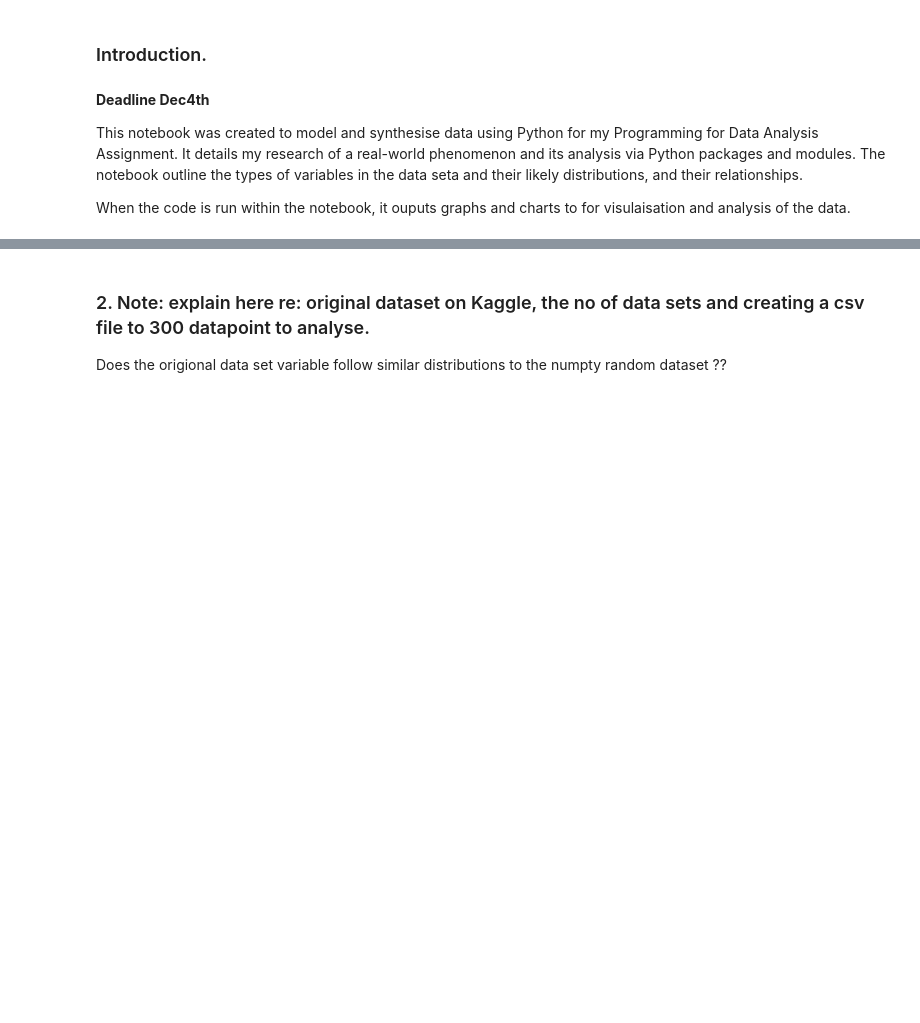
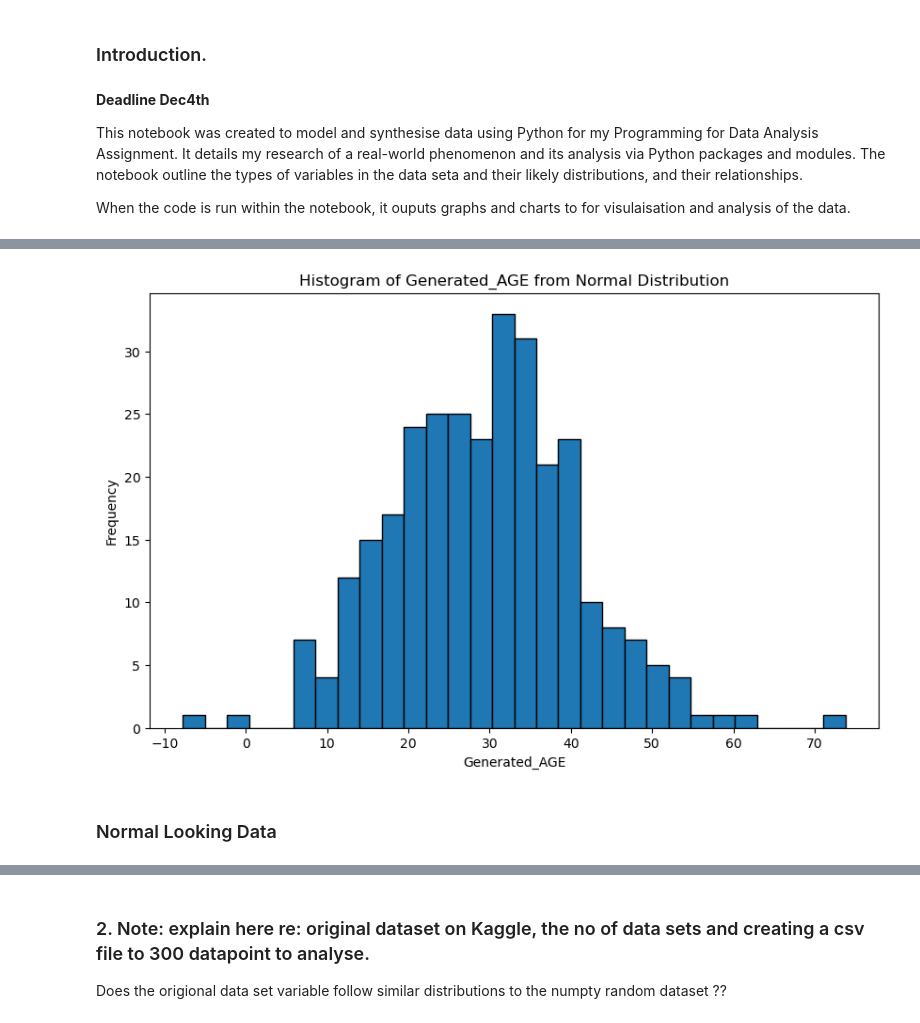
Before and after one commit to conortierney/Prog_for_DA_Assignment, a Jupyter notebook: Prog_for_DA_Assignment.ipynb, the cells around one changed output, grey strips where cells are left out. Cells and saved outputs as stored; diff of their text form; code cells hidden in the pictures; blank space fills up the shorter version.

```diff
--- a/Prog_for_DA_Assignment.ipynb
+++ b/Prog_for_DA_Assignment.ipynb
@@ -21,0 +88,29 @@ import seaborn as sns
+# %%
+# Set the seed for reproducibility
+np.random.seed(42)
+
+# Generate numbers on a normal distribution with a range [18, 41]
+mean = (low + high) / 2
+std_dev = (high - low) / 2  # Adjust the standard deviation as needed
+
+
+# Generate the array
+AGE = np.random.normal(mean, std_dev, size)
+
+# Create an empty plot
+plt.figure(figsize=(10, 6))
+
+# Plot the histogram
+plt.hist(AGE, bins=30, edgecolor='black')
+
+# Add labels and title
+plt.xlabel('Generated_AGE')
+plt.ylabel('Frequency')
+plt.title('Histogram of Generated_AGE from Normal Distribution')
+
+# Show the plot
+plt.show()
+# %% [output]
+[figure, added]
+# %% [markdown]
+### Normal Looking Data
```
Also changed, not shown: parts of 44 cells of this notebook.
